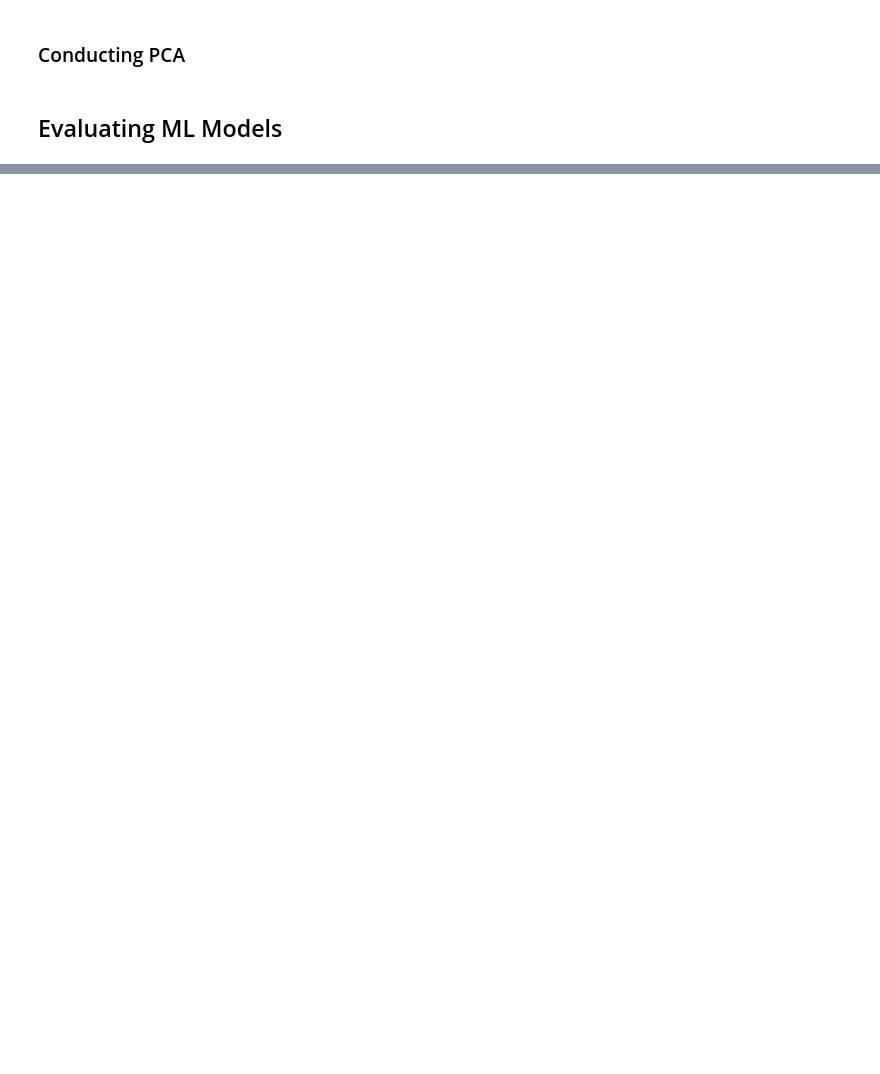
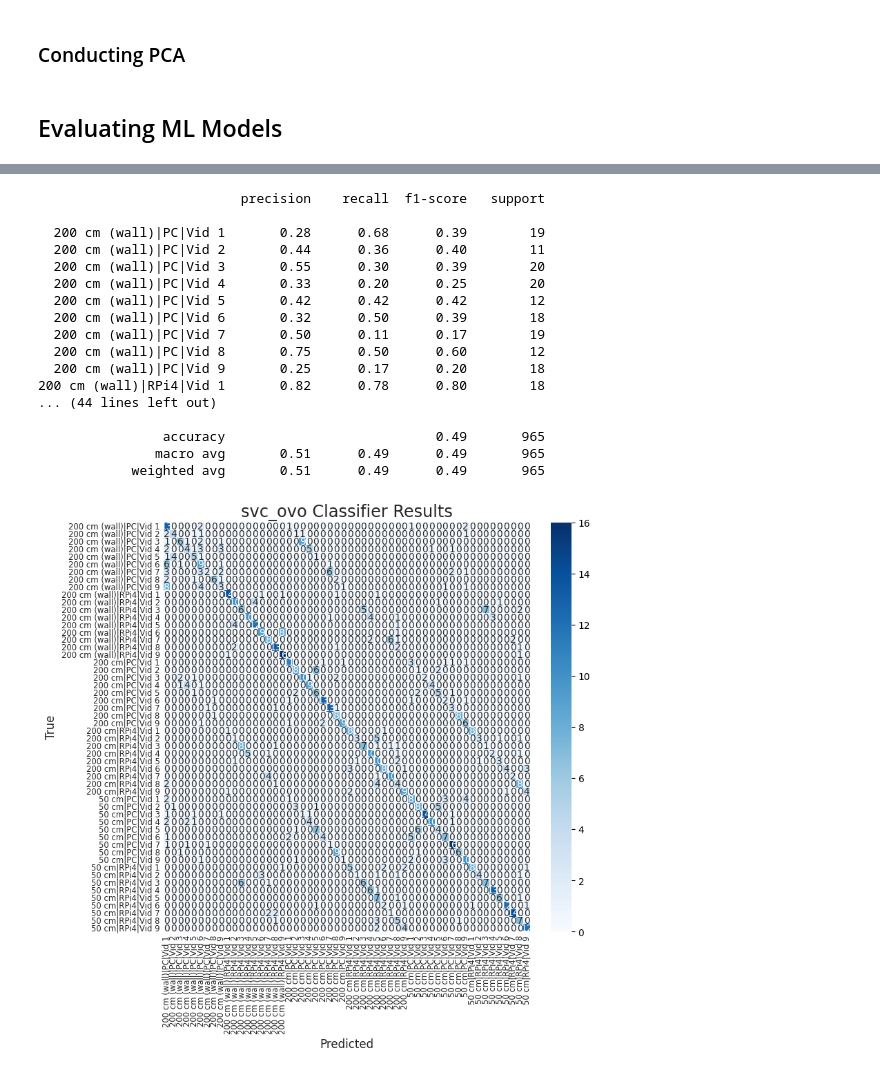
Before and after one commit to tlee08/XL-NTA_honours_dev, a Jupyter notebook: 3_classify/WLAN_CNN.ipynb, the cells around one changed output, grey strips where cells are left out. Cells and saved outputs as stored; diff of their text form; code cells hidden in the pictures; blank space fills up the shorter version.

```diff
--- a/3_classify/WLAN_CNN.ipynb
+++ b/3_classify/WLAN_CNN.ipynb
@@ -434,0 +654,79 @@ print(accuracy_score(y_test, y_pred))
+# %%
+# SVM OVO is ~ 0.78% accuracy.
+
+name = "svc_ovo"
+
+# Making RBF SVC
+model = SVC(
+    C=2.0, # Regularisation parameter. Reg strength is inversely proportional to C
+    kernel='rbf', # {‘linear’, ‘poly’, ‘rbf’, ‘sigmoid’, ‘precomputed’} or callable
+    # degree=3, # Degree for poly kernels
+    gamma='scale', # {‘scale’, ‘auto’} or float
+    coef0=0.0, # Independent term in kernel function. It is only significant in ‘poly’ and ‘sigmoid’.
+    shrinking=True, # Whether to use the shrinking heuristic
+    probability=False, # Allows predict_proba but slows down process
+    tol=0.001, # Tolerance for stopping criterion.
+    cache_size=200, # Specify the size of the kernel cache in MB
+    class_weight=None, # Set the parameter C of class i to class_weight[i]*C. Keep as none for equal weights across classes
+    verbose=False, # Enable verbose output
+    max_iter=-1, # Hard limit on iterations within solver, or -1 for no limit
+    decision_function_shape='ovo', # {‘ovo’, ‘ovr’}
+    break_ties=False,
+    random_state=None
+)
+model = OneVsOneClassifier(
+    model,
+    n_jobs=4,
+)
+
+# Converting binarised labels (vectors) to encoded (single val)
+le = LabelEncoder()
+y_le_train = le.fit_transform(lb.inverse_transform(y_train))
+y_le_test = le.transform(lb.inverse_transform(y_test))
+
+# Training
+model.fit(X_train_flat, y_le_train)
+# model.fit(X_train_pca, y_le_train)
+
+# Saving the model
+save_pkl(
+    model,
+    name,
+    suffix="model",
+)
+
+# Evaluating (from saved model)
+model = load_pkl(
+    name,
+    suffix="model",
+)
+y_pred = model.predict(X_test_flat)
+# y_pred = model.predict(X_test_pca)
+
+# Saving the results
+save_res(
+    le.inverse_transform(y_le_test),
+    le.inverse_transform(y_pred),
+    name,
+)
+# Showing results
+eval_model(name, [0, 1, 2])
+# %% [output]
+                          precision    recall  f1-score   support
+
+  200 cm (wall)|PC|Vid 1       0.28      0.68      0.39        19
+  200 cm (wall)|PC|Vid 2       0.44      0.36      0.40        11
+  200 cm (wall)|PC|Vid 3       0.55      0.30      0.39        20
+  200 cm (wall)|PC|Vid 4       0.33      0.20      0.25        20
+  200 cm (wall)|PC|Vid 5       0.42      0.42      0.42        12
+  200 cm (wall)|PC|Vid 6       0.32      0.50      0.39        18
+  200 cm (wall)|PC|Vid 7       0.50      0.11      0.17        19
+  200 cm (wall)|PC|Vid 8       0.75      0.50      0.60        12
+  200 cm (wall)|PC|Vid 9       0.25      0.17      0.20        18
+200 cm (wall)|RPi4|Vid 1       0.82      0.78      0.80        18
+... (44 lines left out)
+
+                accuracy                           0.49       965
+               macro avg       0.51      0.49      0.49       965
+            weighted avg       0.51      0.49      0.49       965
+[figure, added]
```
Also changed, not shown: parts of 33 cells of this notebook, 1 other file.
